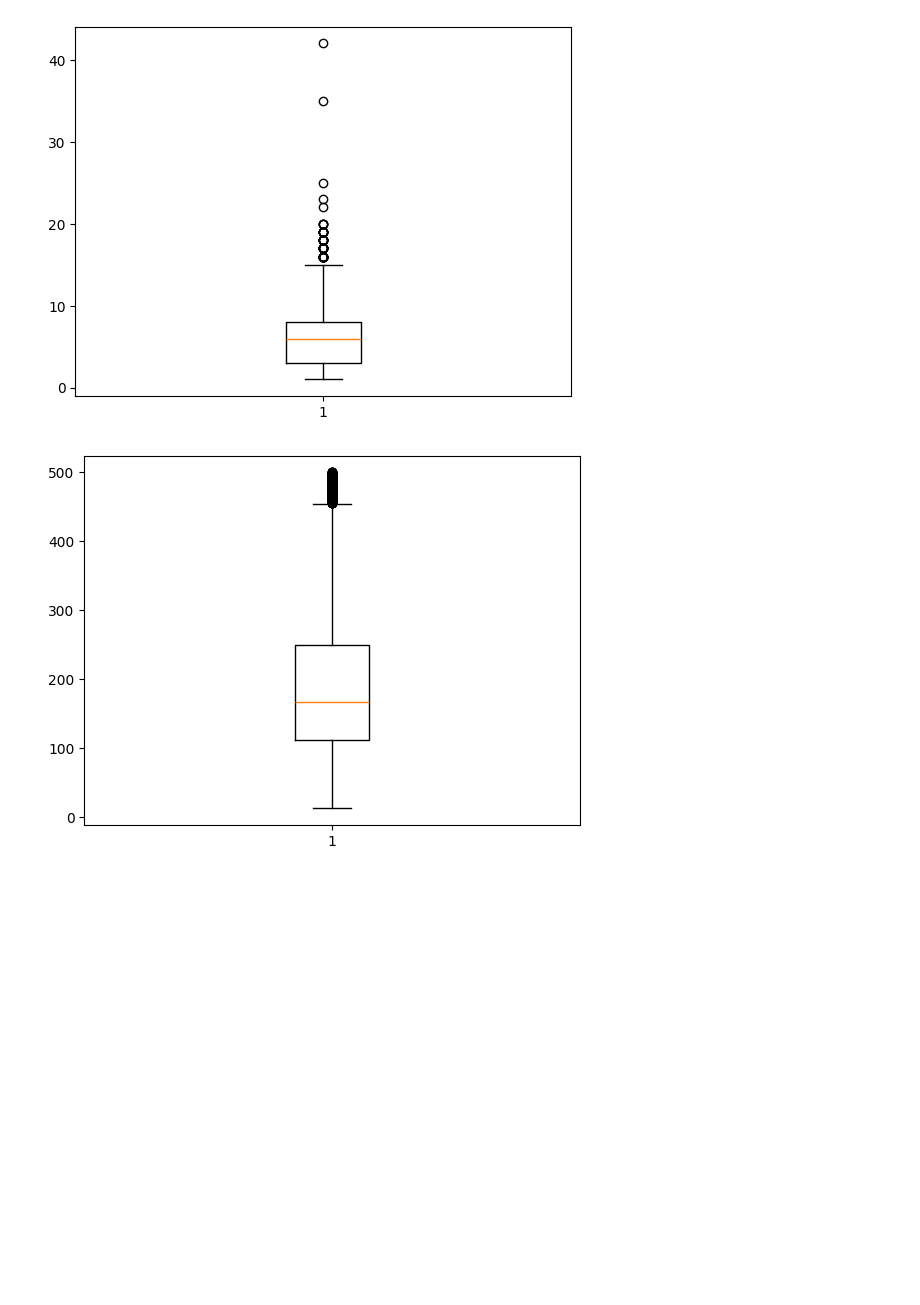
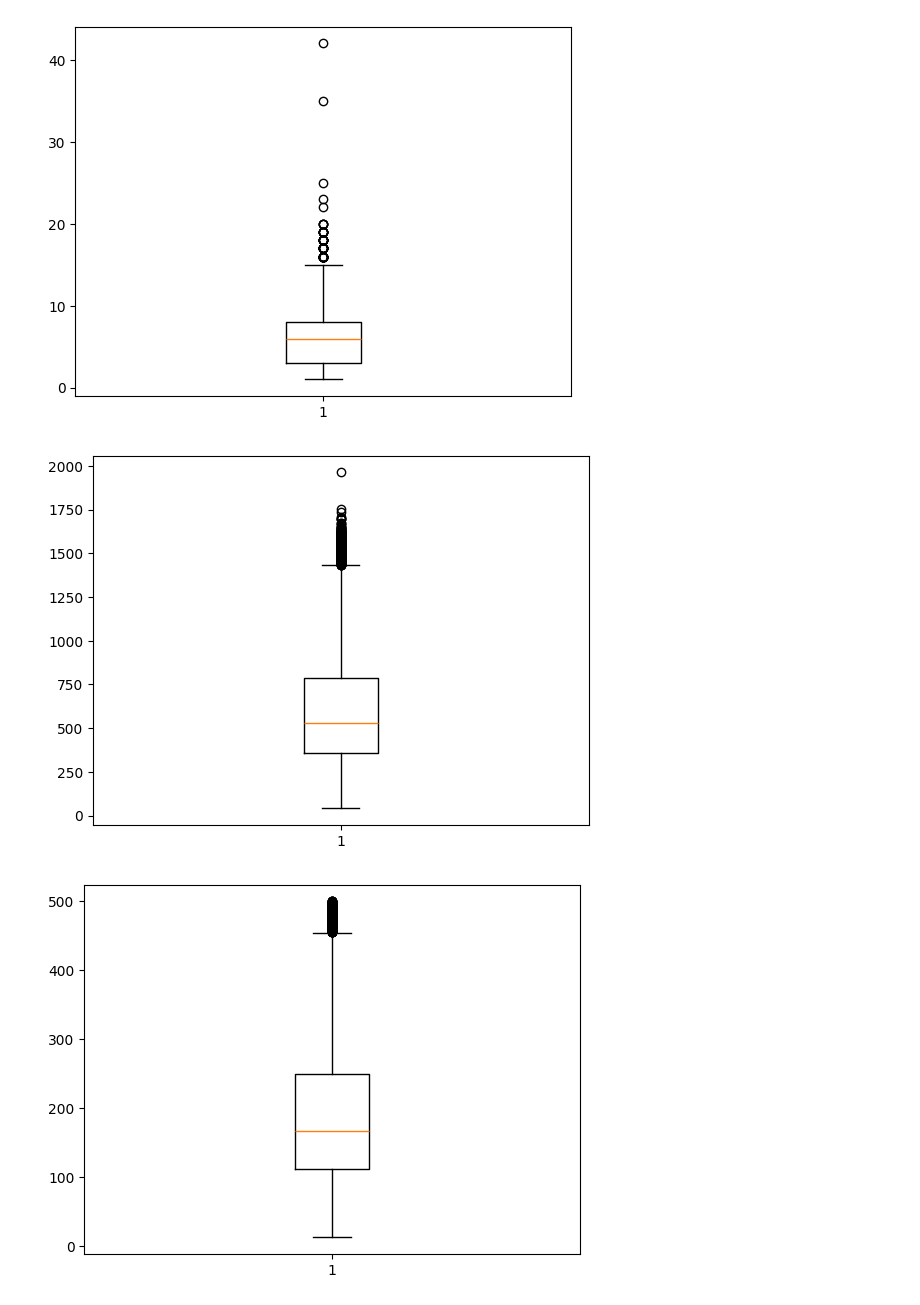
Before and after one commit to kirrog/dl_tech_learn, a Jupyter notebook: lab3/debug/dataset_prepare.ipynb, the cells around one changed output. Cells and saved outputs as stored; diff of their text form; code cells hidden in the pictures; blank space fills up the shorter version.

```diff
--- a/lab3/debug/dataset_prepare.ipynb
+++ b/lab3/debug/dataset_prepare.ipynb
@@ -19,12 +19,13 @@ with open("all.json", 'w', encoding='utf-8') as fd:
 with open("../data/all.json", 'r', encoding='utf-8') as fd:
     data = json.loads(fd.read())
 # %%
-BASE_MODEL = '/home/dzigen/Desktop/ITMO/sem1/DLtech/dl_tech_learn/lab3/debug/fffrrt_ruGPT-3.5-13B-GPTQ4'
+BASE_MODEL = '/home/dzigen/Desktop/ITMO/sem1/DLtech/dl_tech_learn/lab3/pretrained_models/fffrrt_ruGPT-3.5-13B-GPTQ4'
 # %%
 tokenizer = AutoTokenizer.from_pretrained(BASE_MODEL)
 # %%
 text_lens, title_lens = [], []
 selected_item_ids = []
+text_char_lens = []
 
 no_title_ids = []
 
@@ -37,6 +38,7 @@ for i, item in tqdm(enumerate(data['items']['item'])):
         selected_item_ids.append(i)
         title_lens.append(len(tokenizer.encode(item['name'])))
         text_lens.append(len(encoded_t))
+        text_char_lens.append(len(item['text']))
     else:
         no_title_ids.append(i)
 
@@ -48,6 +50,11 @@ plt.boxplot(title_lens)
 plt.show()
 # %% [output]
 [figure]
+# %%
+plt.boxplot(text_char_lens)
+plt.show()
+# %% [output]
+[figure, added]
 # %%
 plt.boxplot(text_lens)
 plt.show()
```
Also changed, not shown: 23 other files.
